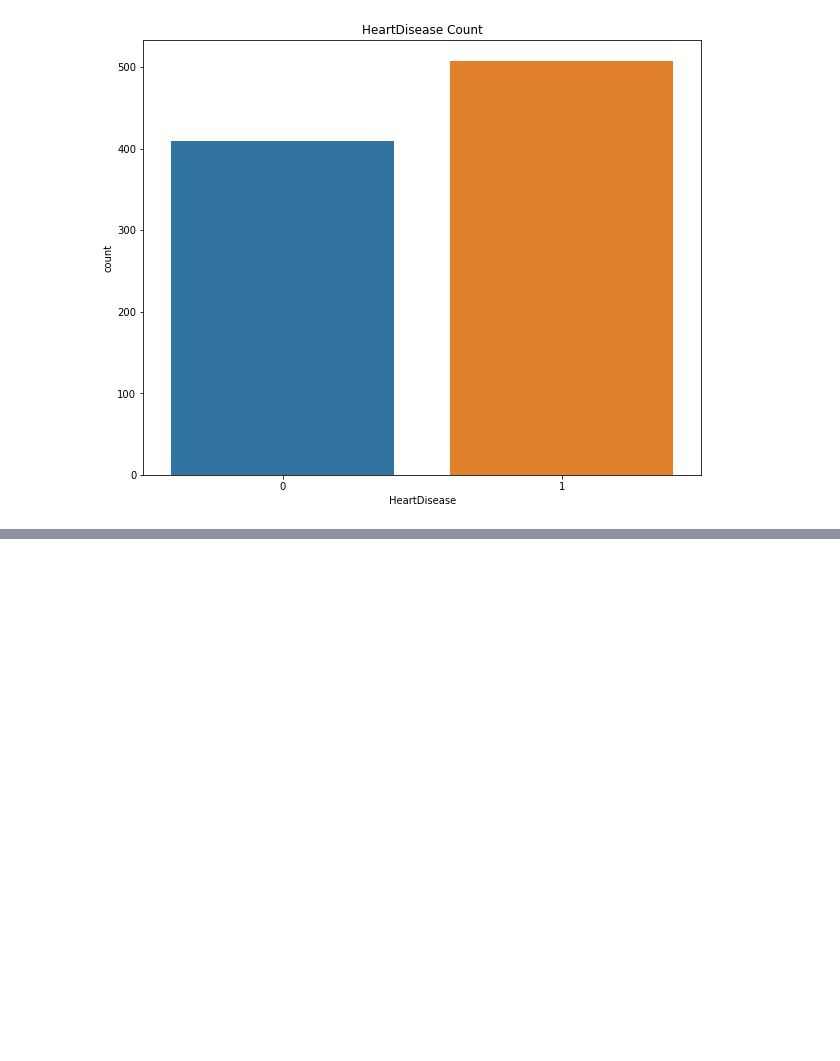
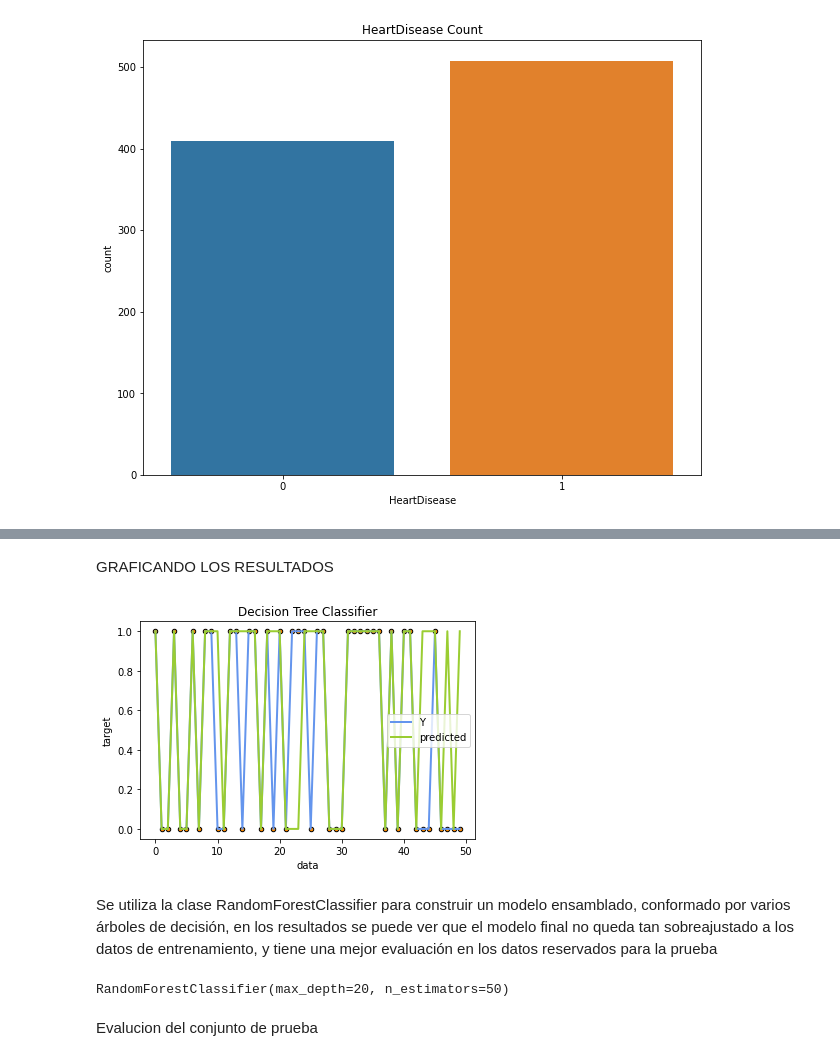
Before and after one commit to jsglen1/IAUnimag, a Jupyter notebook: ImplementacionFinal/Heart_indian_parte1_IA.ipynb, the cells around one changed output, grey strips where cells are left out. Saved outputs shown, nothing was run; the diff lists cells and outputs as text; code cells hidden in the pictures; blank space fills up the shorter version.

```diff
--- a/ImplementacionFinal/Heart_indian_parte1_IA.ipynb
+++ b/ImplementacionFinal/Heart_indian_parte1_IA.ipynb
@@ -167,3 +177,35 @@ weighted avg       0.81      0.80      0.80       184
 Index(['Age', 'Sex', 'ChestPainType', 'RestingBP', 'Cholesterol', 'FastingBS',
        'RestingECG', 'MaxHR', 'ExerciseAngina', 'Oldpeak', 'ST_Slope'],
       dtype='object')
+# %% [markdown]
+GRAFICANDO LOS RESULTADOS
+# %%
+# Plot the results
+x =  np.arange(0.0, 50)[:, np.newaxis]
+plt.figure()
+plt.scatter(x, y_test[:50], s=20, edgecolor="black", c="darkorange")
+plt.plot(x, y_test[:50], color="cornflowerblue", label="Y", linewidth=2)
+plt.plot(x, y_pred[:50], color="yellowgreen", label="predicted", linewidth=2)
+plt.xlabel("data")
+plt.ylabel("target")
+plt.title("Decision Tree Classifier")
+plt.legend()
+plt.show()
+# %% [output]
+[figure, added]
+# %% [markdown]
+Se utiliza la clase RandomForestClassifier para construir un modelo ensamblado, conformado por varios árboles de decisión, en los resultados se puede ver que el modelo final no queda tan sobreajustado a los datos de entrenamiento, y tiene una mejor evaluación en los datos reservados para la prueba
+# %%
+from sklearn.ensemble import RandomForestClassifier
+
+y_target = heart['HeartDisease']
+x_data = heart.drop(['HeartDisease'], axis=1)
+
+x_train, x_test, y_train, y_test = train_test_split(x_data, y_target, test_size=0.20)
+
+regr = RandomForestClassifier(n_estimators=50, max_depth=20)
+regr.fit(x_train, y_train)
+# %% [output]
+RandomForestClassifier(max_depth=20, n_estimators=50)
+# %% [markdown]
+Evalucion del conjunto de prueba
```
Also changed, not shown: parts of 13 cells of this notebook, 1 other file.
